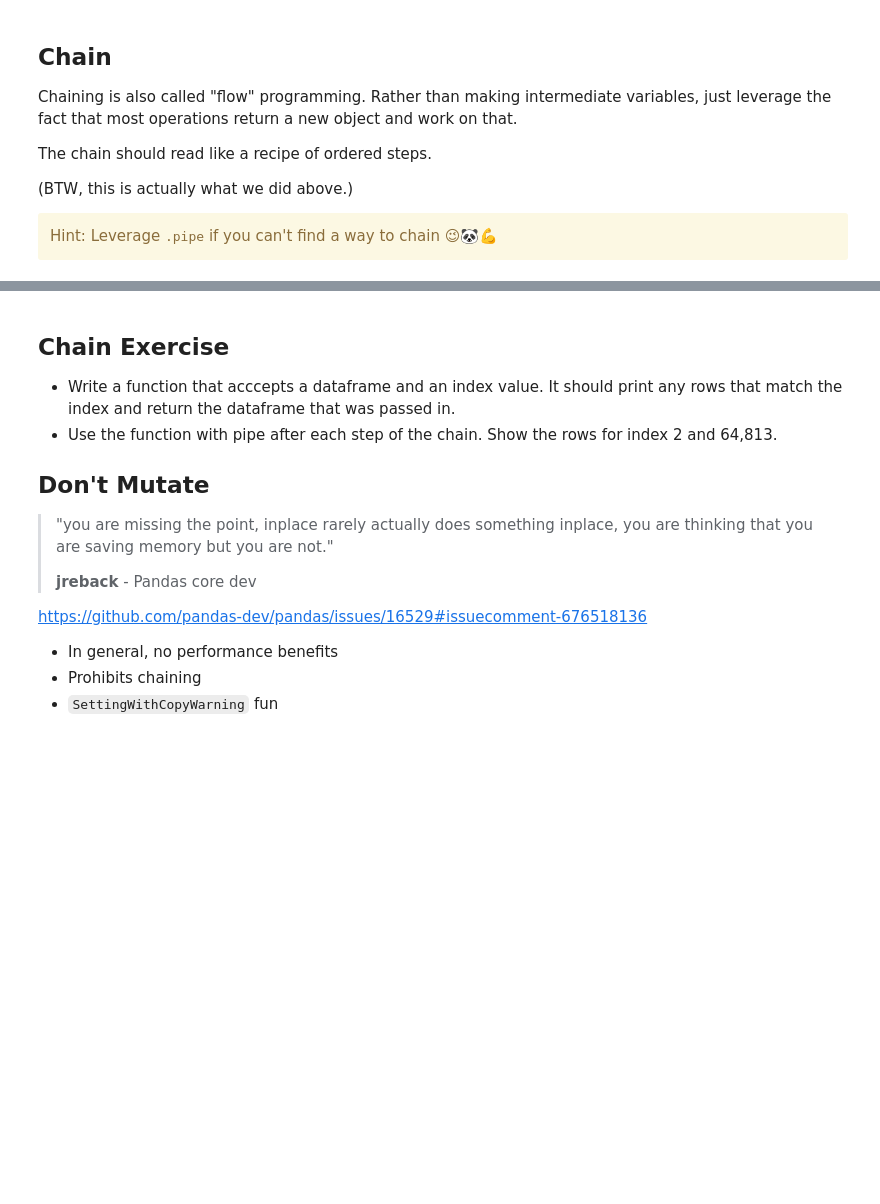
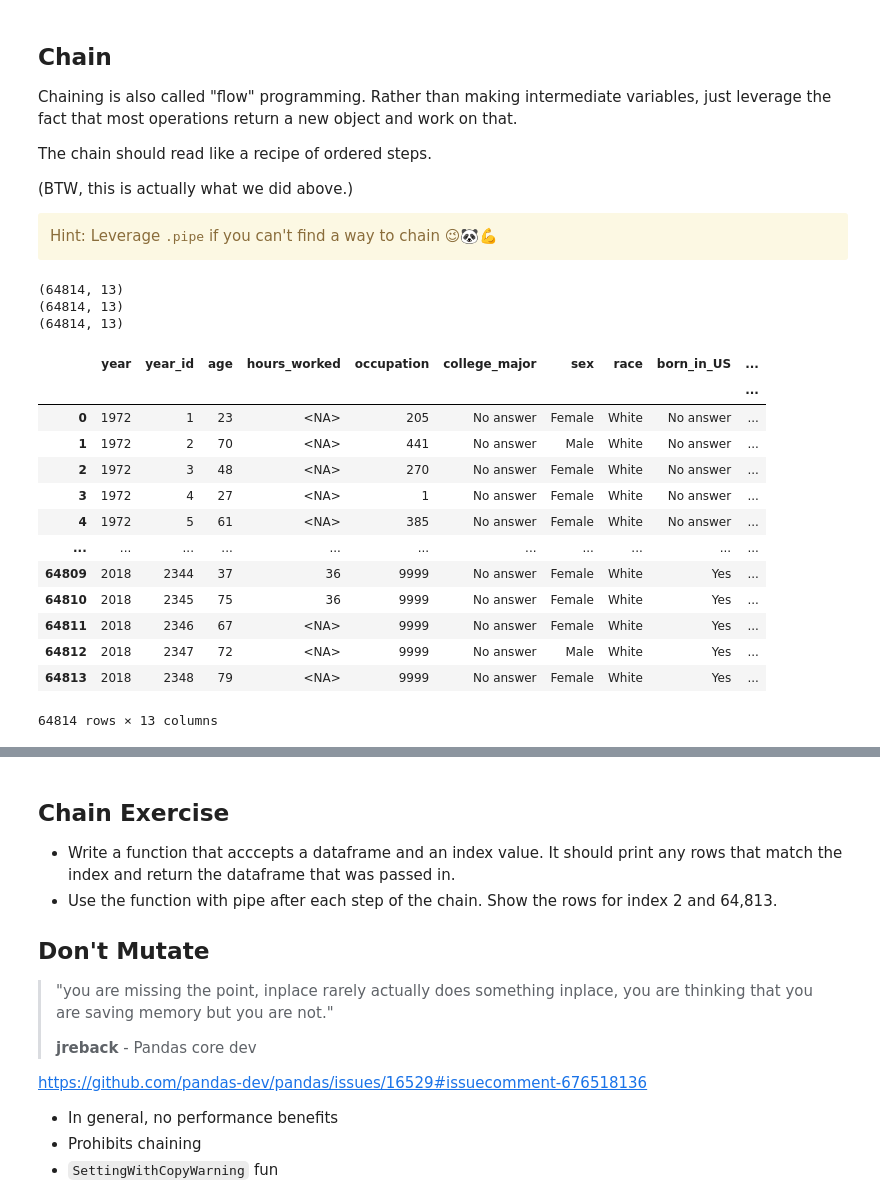
Before and after one commit to bjcubsfan/2023-scipy-pandas, a Jupyter notebook: idiomatic-pandas.ipynb, the cells around one changed output, grey strips where cells are left out. Drawn from its saved outputs; the diff is of its cells as text; code cells hidden in the pictures; blank space fills up the shorter version.

```diff
--- a/idiomatic-pandas.ipynb
+++ b/idiomatic-pandas.ipynb
@@ -473,36 +788,56 @@ gss2['occupation'] = occ_int
 # easy to debug
 #  - assign to var (df3)
 #  - comment out
 #  - pipe to display
 
 
 from IPython.display import display
 
 def get_var(df, var_name):
     globals()[var_name] = df
     return df
 
-def tweak_gss(gss):
+# Print hack shows steps in case something messes up
+
+def tweak_gss2(gss):
     return (gss
-      .pipe(get_var, 'df3')
+     .pipe(get_var, 'df3')
      .pipe(lambda df: print(df.shape) or df)
       .astype({'YEAR': 'uint16[pyarrow]', 'ID': 'uint16[pyarrow]', 'OCC': 'uint16[pyarrow]',
              'HRS1': 'uint8[pyarrow]', 'AGE': 'uint8[pyarrow]',
              'MAJOR1': 'category',
               **{col: 'category' for col in ['SEX', 'RACE', 'BORN',
                     'INCOME', 'INCOME06', 'HONEST','TICKET']}})
      .pipe(lambda df: print(df.shape) or df)
      .rename(columns={'YEAR': 'year', 'ID': 'year_id', 'AGE':'age',
           'HRS1': 'hours_worked', 'OCC': 'occupation',
           'MAJOR1': 'college_major', 'SEX':'sex',
           'RACE':'race', 'BORN':'born_in_US',
           'INCOME':'income_1970', 'INCOME06': 'income_2006',
           'HONEST':'honesty_rank',
           'TICKET':'traffic_ticket'})
      .pipe(lambda df: print(df.shape) or df)
     )
 
-tweak_gss(gss)
+tweak_gss2(gss)
+# %% [output]
+(64814, 13)
+(64814, 13)
+(64814, 13)
+|  | year | year_id | age | hours_worked | occupation | college_major | sex | race | born_in_US | ... |
+|  |  |  |  |  |  |  |  |  |  | ... |
+| 0 | 1972 | 1 | 23 | <NA> | 205 | No answer | Female | White | No answer | ... |
+| 1 | 1972 | 2 | 70 | <NA> | 441 | No answer | Male | White | No answer | ... |
+| 2 | 1972 | 3 | 48 | <NA> | 270 | No answer | Female | White | No answer | ... |
+| 3 | 1972 | 4 | 27 | <NA> | 1 | No answer | Female | White | No answer | ... |
+| 4 | 1972 | 5 | 61 | <NA> | 385 | No answer | Female | White | No answer | ... |
+| ... | ... | ... | ... | ... | ... | ... | ... | ... | ... | ... |
+| 64809 | 2018 | 2344 | 37 | 36 | 9999 | No answer | Female | White | Yes | ... |
+| 64810 | 2018 | 2345 | 75 | 36 | 9999 | No answer | Female | White | Yes | ... |
+| 64811 | 2018 | 2346 | 67 | <NA> | 9999 | No answer | Female | White | Yes | ... |
+| 64812 | 2018 | 2347 | 72 | <NA> | 9999 | No answer | Male | White | Yes | ... |
+| 64813 | 2018 | 2348 | 79 | <NA> | 9999 | No answer | Female | White | Yes | ... |
+64814 rows × 13 columns
 # %%
 # inspect intermediate data frame
 df3
```
Also changed, not shown: parts of 113 cells of this notebook.
